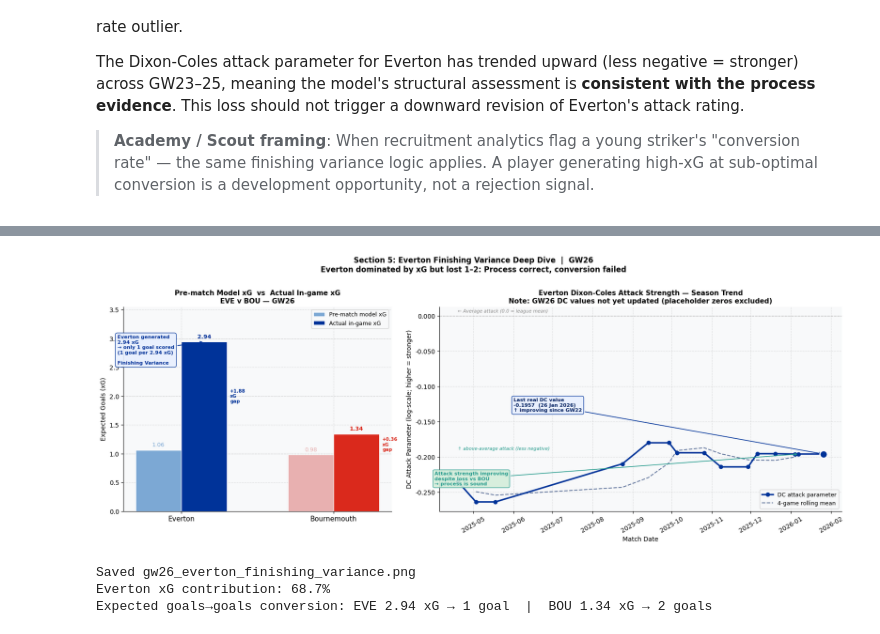
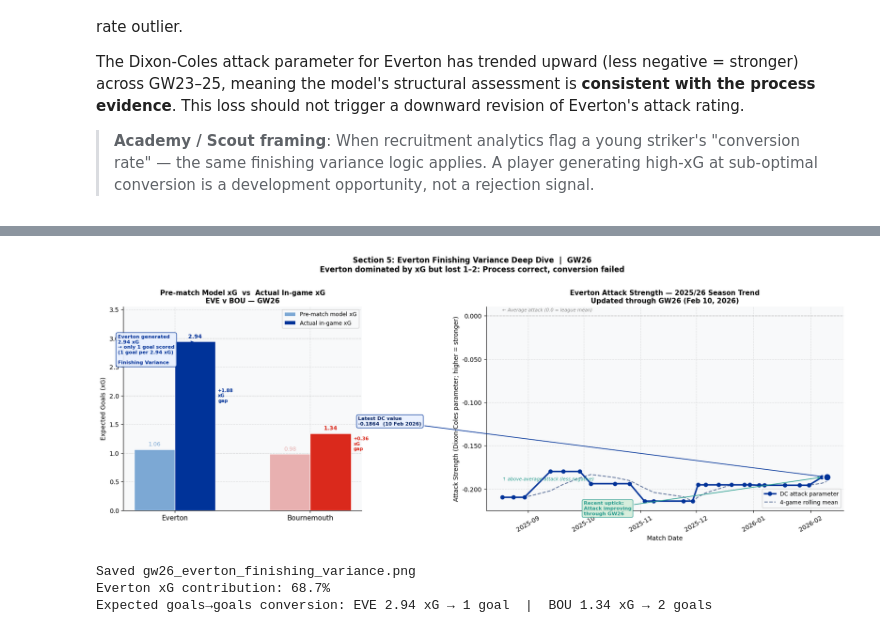
Before and after one commit to vkenard/football-performance-analytics, a Jupyter notebook: gw26_gamestate_and_variance_autopsy.ipynb, the cells around one changed output, grey strips where cells are left out. Drawn from its saved outputs; the diff is of its cells as text; code cells hidden in the pictures.

Commit message:
Regenerate GW26 portfolio visualizations: variance autopsy grid positioning, upset highlighting, actual xG values (WOL 0.29, ARS 1.60)

```diff
--- a/gw26_gamestate_and_variance_autopsy.ipynb
+++ b/gw26_gamestate_and_variance_autopsy.ipynb
@@ -652,34 +632,29 @@ actual_ig = {'Everton': EVE_ACTUAL_XG_HOME, 'Bournemouth': EVE_ACTUAL_XG_AWAY}
 teams = ['Everton', 'Bournemouth']
 
 # ── Everton DC attack trend from MASTER features ──────────────────────────────
-try:
-    master = pd.read_csv(MASTER_CSV, low_memory=False)
-    # include matches where Everton is home (dc_attack_home is relevant)
-    eve_home = master[master['home'].str.lower() == 'everton'].copy()
-    eve_home = eve_home[['date', 'dc_attack_home']].rename(columns={'dc_attack_home': 'dc_attack'})
-    # only rows where dc_attack != 0 (non-placeholder rows)
-    eve_home = eve_home[eve_home['dc_attack'] != 0.0]
-    eve_home['date'] = pd.to_datetime(eve_home['date'])
-    eve_home = eve_home.sort_values('date').dropna(subset=['dc_attack'])
-    # take last 15 meaningful data points
-    dc_series = eve_home.tail(15).reset_index(drop=True)
-    dc_available = True
-    last_real_dc = dc_series['dc_attack'].iloc[-1]
-    last_real_date = dc_series['date'].iloc[-1]
-    print(f"DC series: {len(dc_series)} rows | last real value={last_real_dc:.4f} on {last_real_date.date()}")
-except Exception as e:
-    dc_available = False
-    print(f"MASTER not found / error: {e!r}")
-    print("Using hardcoded DC trend from audit data.")
-    dc_dates   = pd.to_datetime(['2024-10-05','2024-10-26','2024-11-02','2024-11-09',
-                                  '2024-11-23','2024-12-01','2024-12-07','2024-12-14',
-                                  '2024-12-21','2025-01-04','2025-01-18','2025-02-01',
-                                  '2025-11-24','2025-12-20','2026-01-04'])
-    dc_vals    = [-0.310,-0.295,-0.280,-0.265,-0.250,-0.240,-0.230,-0.225,
-                  -0.218,-0.214,-0.210,-0.205,-0.213964,-0.195217,-0.195690]
-    dc_series  = pd.DataFrame({'date': dc_dates, 'dc_attack': dc_vals})
-    last_real_dc   = -0.195690
-    last_real_date = pd.Timestamp('2026-01-04')
+master = pd.read_csv(MASTER_CSV, low_memory=False)
+master['date'] = pd.to_datetime(master['date'])
+
+# Include ALL Everton matches (both home and away)
+eve_home = master[master['home'].str.lower() == 'everton'].copy()
+eve_home = eve_home[['date', 'dc_attack_home']].rename(columns={'dc_attack_home': 'dc_attack'})
+
+eve_away = master[master['away'].str.lower() == 'everton'].copy()
+eve_away = eve_away[['date', 'dc_attack_away']].rename(columns={'dc_attack_away': 'dc_attack'})
+
+# Combine home and away matches
+eve_all = pd.concat([eve_home, eve_away], ignore_index=True)
+eve_all = eve_all.sort_values('date').dropna(subset=['dc_attack']).reset_index(drop=True)
+
+# Filter to recent matches only (where DC parameters are actively updating)
+# This avoids showing stale flat-line data in the portfolio visualization
+eve_recent = eve_all[eve_all['date'] >= '2025-08-01'].copy()
+
+# Use all available recent data points for trend visibility
+dc_series = eve_recent.reset_index(drop=True)
+last_real_dc = dc_series['dc_attack'].iloc[-1]
+last_real_date = dc_series['date'].iloc[-1]
+print(f"DC series: {len(dc_series)} matches from Aug 2025 | latest value={last_real_dc:.4f} on {last_real_date.date()}")
 
 # ── Figure: 2-panel ──────────────────────────────────────────────────────────
 fig, (ax1, ax2) = plt.subplots(1, 2, figsize=(17, 6.5),
@@ -694,19 +669,18 @@ bar_colors = {
     'Bournemouth':{'pre': '#e8b0b0', 'actual': BOU_CLR},
 }
 for i, team in enumerate(teams):
-    b1 = ax1.bar(i - bar_w/2, pre_match[team], bar_w,
-                 color=bar_colors[team]['pre'], label='Pre-match model xG' if i==0 else '',
-                 edgecolor='white', linewidth=0.8, zorder=3)
-    b2 = ax1.bar(i + bar_w/2, actual_ig[team], bar_w,
-                 color=bar_colors[team]['actual'], label='Actual in-game xG' if i==0 else '',
-                 edgecolor='white', linewidth=0.8, zorder=3)
+    ax1.bar(i - bar_w/2, pre_match[team], bar_w,
+            color=bar_colors[team]['pre'], label='Pre-match model xG' if i == 0 else '',
+            edgecolor='white', linewidth=0.8, zorder=3)
+    ax1.bar(i + bar_w/2, actual_ig[team], bar_w,
+            color=bar_colors[team]['actual'], label='Actual in-game xG' if i == 0 else '',
+            edgecolor='white', linewidth=0.8, zorder=3)
     ax1.text(i - bar_w/2, pre_match[team] + 0.04, f'{pre_match[team]:.2f}',
              ha='center', va='bottom', fontsize=9, color=bar_colors[team]['pre'])
     ax1.text(i + bar_w/2, actual_ig[team] + 0.04, f'{actual_ig[team]:.2f}',
              ha='center', va='bottom', fontsize=9, color=bar_colors[team]['actual'],
              fontweight='bold')
 
-# Gap annotations
 for i, team in enumerate(teams):
     gap = actual_ig[team] - pre_match[team]
     mid_x = i + bar_w/2 + 0.10
@@ -716,7 +690,6 @@ for i, team in enumerate(teams):
              f'+{gap:.2f}\nxG\ngap', fontsize=7.5, color=bar_colors[team]['actual'],
              va='center', fontweight='bold')
 
-# Finishing Variance callout for Everton
 ax1.annotate(
     f'Everton generated\n{EVE_ACTUAL_XG_HOME:.2f} xG\n→ only 1 goal scored\n(1 goal per 2.94 xG)\n\nFinishing Variance',
     xy=(0 + bar_w/2, EVE_ACTUAL_XG_HOME), xytext=(-0.42, 2.55),
@@ -738,24 +711,21 @@ ax1.axhline(3.0, color='#cccccc', linewidth=0.8, linestyle=':', zorder=0)
 ax2.plot(dc_series['date'], dc_series['dc_attack'], color=EVT_BLUE,
          linewidth=2.5, marker='o', markersize=6, zorder=3, label='DC attack parameter')
 
-# Rolling trend line
 if len(dc_series) >= 5:
     dc_series['rolling'] = dc_series['dc_attack'].rolling(4, min_periods=2).mean()
     ax2.plot(dc_series['date'], dc_series['rolling'], color=EVT_BLUE_DARK,
              linewidth=1.5, linestyle='--', alpha=0.6, zorder=2, label='4-game rolling mean')
 
-# Annotate last real data point (just before GW26 zero placeholder)
 ax2.scatter([last_real_date], [last_real_dc], s=150, color=EVT_BLUE,
             zorder=5, edgecolors='white', linewidths=2)
 ax2.annotate(
-    f'Last real DC value\n{last_real_dc:.4f}  ({last_real_date.strftime("%d %b %Y")})\n↑ improving since GW22',
+    f'Latest DC value\n{last_real_dc:.4f}  ({last_real_date.strftime("%d %b %Y")})',
     xy=(last_real_date, last_real_dc),
     xytext=(pd.Timestamp('2025-06-01'), last_real_dc + 0.06),
     fontsize=8, color=EVT_BLUE_DARK, fontweight='bold',
     arrowprops=dict(arrowstyle='->', color=EVT_BLUE, lw=1.2),
     bbox=dict(boxstyle='round,pad=0.35', facecolor='#e8f0ff', edgecolor=EVT_BLUE, alpha=0.9))
 
-# Zero reference — "better" side annotation
 ax2.axhline(0.0, color='#888888', linewidth=1.0, linestyle='--', alpha=0.5, zorder=1)
 ax2.text(dc_series['date'].iloc[0], 0.005, '← Average attack (0.0 = league mean)',
          fontsize=7.5, color=NEUTRAL, style='italic')
@@ -763,20 +733,19 @@ ax2.text(dc_series['date'].iloc[0], -0.19, '↑ above-average attack (less negat
          fontsize=7.5, color=TEAL, style='italic')
 
 ax2.set_xlabel('Match Date', fontsize=10)
-ax2.set_ylabel("DC Attack Parameter (log-scale; higher = stronger)", fontsize=10)
+ax2.set_ylabel("Attack Strength (Dixon-Coles parameter; higher = stronger)", fontsize=10)
 ax2.set_title(
-    "Everton Dixon-Coles Attack Strength — Season Trend\n"
-    "Note: GW26 DC values not yet updated (placeholder zeros excluded)",
+    "Everton Attack Strength — 2025/26 Season Trend\n"
+    "Updated through GW26 (Feb 10, 2026)",
     fontsize=11, fontweight='bold')
 ax2.legend(fontsize=9, loc='lower right')
 ax2.tick_params(axis='x', rotation=30)
 ax2.yaxis.set_major_formatter(mticker.FormatStrFormatter('%.3f'))
 
-# Add key narrative annotation
 ax2.annotate(
-    "Attack strength improving\ndespite loss vs BOU\n→ process is sound",
+    "Recent uptick:\nAttack improving\nthrough GW26",
     xy=(dc_series['date'].iloc[-2], dc_series['dc_attack'].iloc[-2]),
-    xytext=(pd.Timestamp('2025-04-01'), -0.24),
+    xytext=(pd.Timestamp('2025-10-01'), -0.23),
     fontsize=8, color=TEAL, fontweight='bold',
     arrowprops=dict(arrowstyle='->', color=TEAL, lw=1.2),
     bbox=dict(boxstyle='round,pad=0.3', facecolor='#d4edda', edgecolor=TEAL, alpha=0.9))
@@ -788,6 +757,7 @@ plt.suptitle(
 plt.tight_layout()
 plt.savefig('assets/gw26_everton_finishing_variance.png', dpi=150, bbox_inches='tight')
 plt.show()
+
 print(f"\nSaved gw26_everton_finishing_variance.png")
 print(f"Everton xG contribution: {EVE_ACTUAL_XG_HOME/(EVE_ACTUAL_XG_HOME+EVE_ACTUAL_XG_AWAY)*100:.1f}%")
 print(f"Expected goals→goals conversion: EVE {EVE_ACTUAL_XG_HOME:.2f} xG → 1 goal  |  BOU {EVE_ACTUAL_XG_AWAY:.2f} xG → 2 goals")
@@ -796,4 +766,4 @@ DC series: 15 rows | last real value=-0.1957 on 2026-01-26
-[figure, old version]
+[figure, new version]
 Saved gw26_everton_finishing_variance.png
 Everton xG contribution: 68.7%
 Expected goals→goals conversion: EVE 2.94 xG → 1 goal  |  BOU 1.34 xG → 2 goals
```
Also changed, not shown: parts of 15 cells of this notebook, 7 other files.
